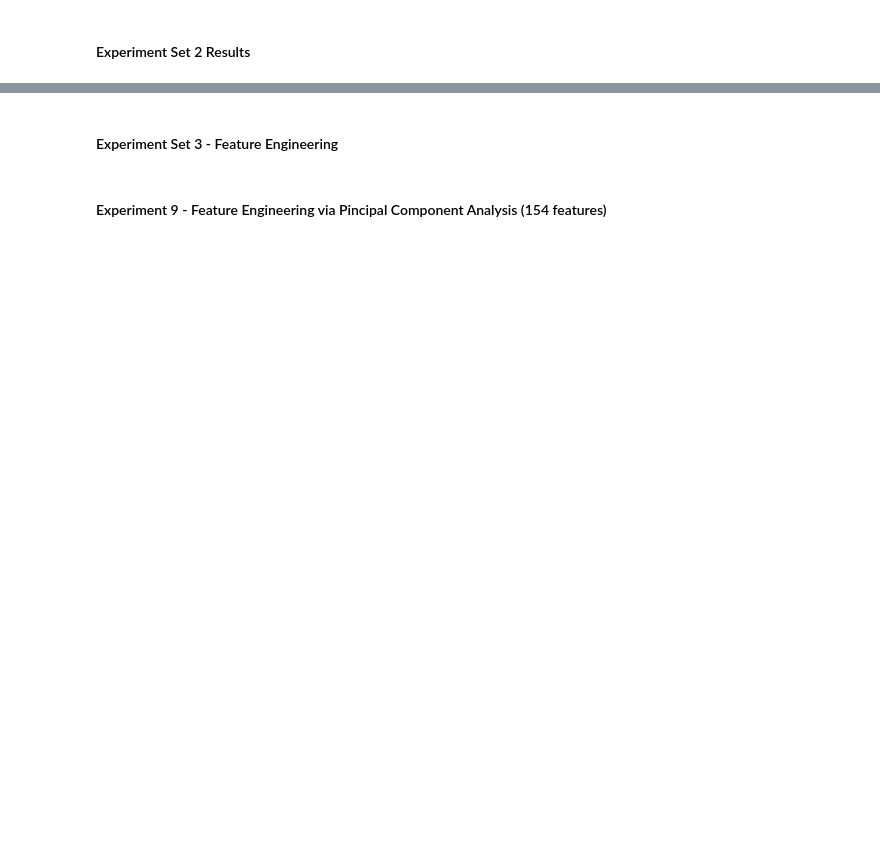
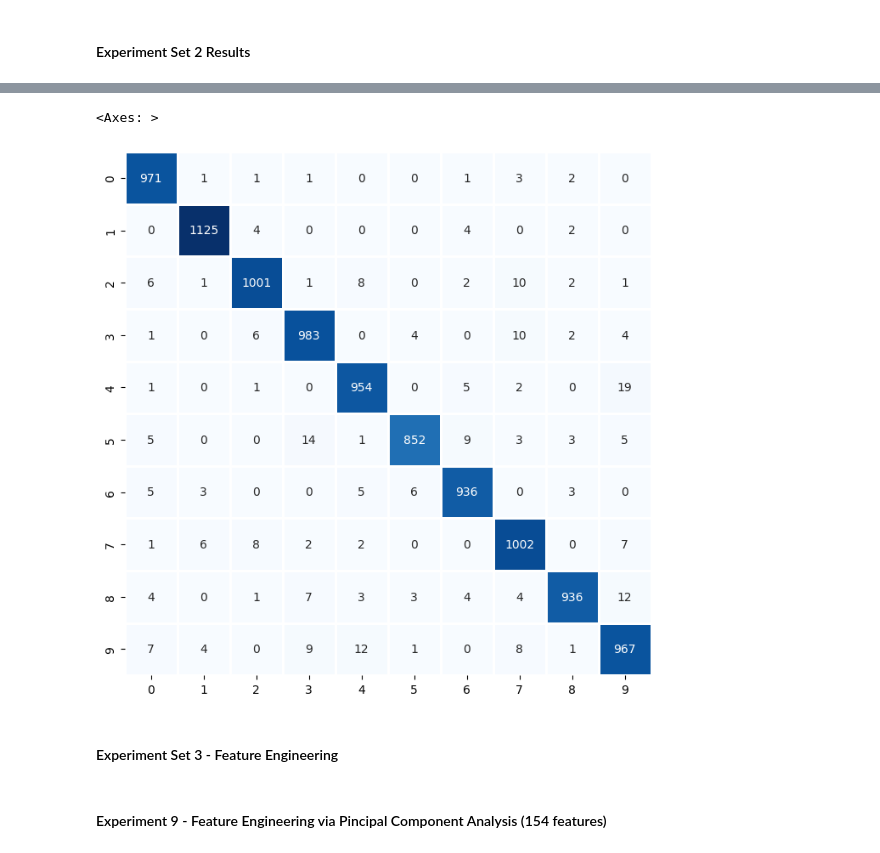
Before and after one commit to hayashady/NU_MSDS, a Jupyter notebook: 458 - Artificial Intelligence & Deep Learning/458.3 - Simple Neural Networks: Architecture & Design Principles/Assignment1Hayashi.ipynb, the cells around one changed output, grey strips where cells are left out. Saved outputs shown, nothing was run; the diff lists cells and outputs as text; code cells hidden in the pictures; blank space fills up the shorter version.

```diff
--- a/458 - Artificial Intelligence & Deep Learning/458.3 - Simple Neural Networks: Architecture & Design Principles/Assignment1Hayashi.ipynb
+++ b/458 - Artificial Intelligence & Deep Learning/458.3 - Simple Neural Networks: Architecture & Design Principles/Assignment1Hayashi.ipynb
@@ -477,7 +403,8 @@ training_five = model_five.fit(
     ,epochs = 200
     ,validation_split=0.20
     ,callbacks=[tf.keras.callbacks.ModelCheckpoint("model_five.h5",save_best_only=True,save_weights_only=False)
-                ,tf.keras.callbacks.EarlyStopping(monitor='val_accuracy', patience=2)]
+                ,tf.keras.callbacks.EarlyStopping(monitor='val_accuracy', patience=2)],
+    verbose=0
     )
 
 # Step 3a - Load the best model
@@ -485,4 +412,5 @@ model_five = tf.keras.models.load_model("model_five.h5")
 
 # Step 4 - Predict the test set
 preds_five = model_five.predict(x_test_norm)
+preds_five = np.argmax(preds_five, axis=1)
 # %% [output]
@@ -521,7 +439,8 @@ training_six = model_six.fit(
     ,epochs = 200
     ,validation_split=0.20
     ,callbacks=[tf.keras.callbacks.ModelCheckpoint("model_six.h5",save_best_only=True,save_weights_only=False)
-                ,tf.keras.callbacks.EarlyStopping(monitor='val_accuracy', patience=2)]
+                ,tf.keras.callbacks.EarlyStopping(monitor='val_accuracy', patience=2)],
+    verbose=0
     )
 
 # Step 3a - Load the best model
@@ -529,4 +448,5 @@ model_six = tf.keras.models.load_model("model_six.h5")
 
 # Step 4 - Predict the test set
 preds_six = model_six.predict(x_test_norm)
+preds_six = np.argmax(preds_six, axis=1)
 # %% [output]
@@ -563,7 +475,8 @@ training_seven = model_seven.fit(
     ,epochs = 200
     ,validation_split=0.20
     ,callbacks=[tf.keras.callbacks.ModelCheckpoint("model_seven.h5",save_best_only=True,save_weights_only=False)
-                ,tf.keras.callbacks.EarlyStopping(monitor='val_accuracy', patience=2)]
+                ,tf.keras.callbacks.EarlyStopping(monitor='val_accuracy', patience=2)],
+    verbose=0
     )
 
 # Step 3a - Load the best model
@@ -571,4 +484,5 @@ model_seven = tf.keras.models.load_model("model_seven.h5")
 
 # Step 4 - Predict the test set
 preds_seven = model_seven.predict(x_test_norm)
+preds_seven = np.argmax(preds_seven, axis=1)
 # %% [output]
@@ -612,7 +512,8 @@ training_eight = model_eight.fit(
     ,epochs = 200
     ,validation_split=0.20
     ,callbacks=[tf.keras.callbacks.ModelCheckpoint("model_eight.h5",save_best_only=True,save_weights_only=False)
-                ,tf.keras.callbacks.EarlyStopping(monitor='val_accuracy', patience=2)]
+                ,tf.keras.callbacks.EarlyStopping(monitor='val_accuracy', patience=2)],
+    verbose=0
     )
 
 # Step 3a - Load the best model
@@ -620,4 +521,5 @@ model_eight = tf.keras.models.load_model("model_eight.h5")
 
 # Step 4 - Predict the test set
 preds_eight = model_eight.predict(x_test_norm)
+preds_eight = np.argmax(preds_eight, axis=1)
 # %% [output]
@@ -645,3 +543,18 @@ Epoch 9/200
+# %%
+matrix_five = confusion_matrix(y_test,preds_five)
+matrix_six = confusion_matrix(y_test,preds_six)
+matrix_teven = confusion_matrix(y_test,preds_seven)
+matrix_eight = confusion_matrix(y_test,preds_eight)
+
+fig, ax = plt.subplots(figsize=(8,8))
+
+# sns.heatmap(matrix_five, annot=True, fmt='d', linewidths=.75,  cbar=False, ax=ax,cmap='Blues',linecolor='white')
+# sns.heatmap(matrix_six, annot=True, fmt='d', linewidths=.75,  cbar=False, ax=ax,cmap='Blues',linecolor='white')
+# sns.heatmap(matrix_teven, annot=True, fmt='d', linewidths=.75,  cbar=False, ax=ax,cmap='Blues',linecolor='white')
+sns.heatmap(matrix_eight, annot=True, fmt='d', linewidths=.75,  cbar=False, ax=ax,cmap='Blues',linecolor='white')
+# %% [output]
+<Axes: >
+[figure, added]
 # %% [markdown]
 #### Experiment Set 3 - Feature Engineering
 # %% [markdown]
```
Also changed, not shown: parts of 25 cells of this notebook, 10 other files.
